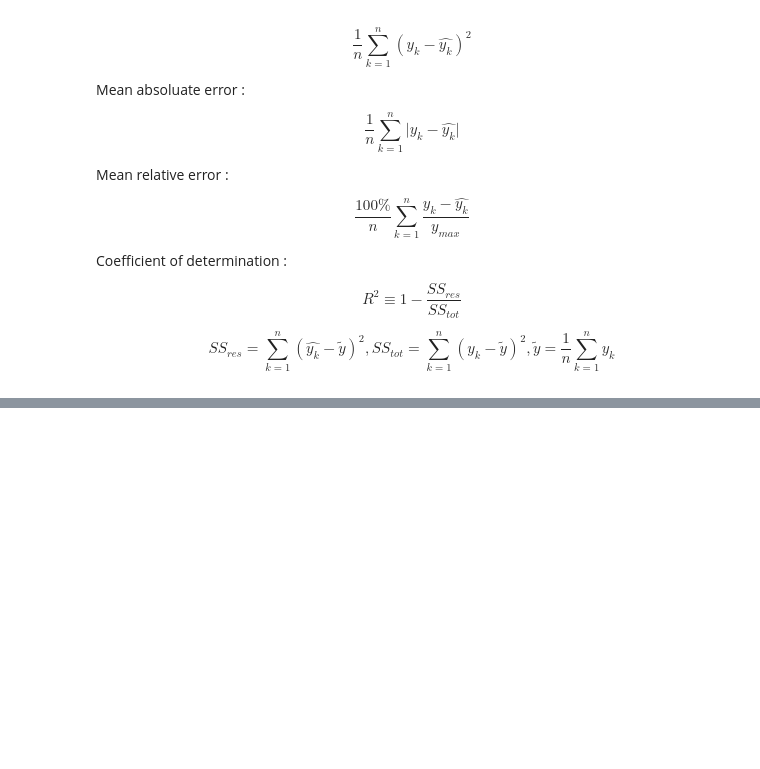
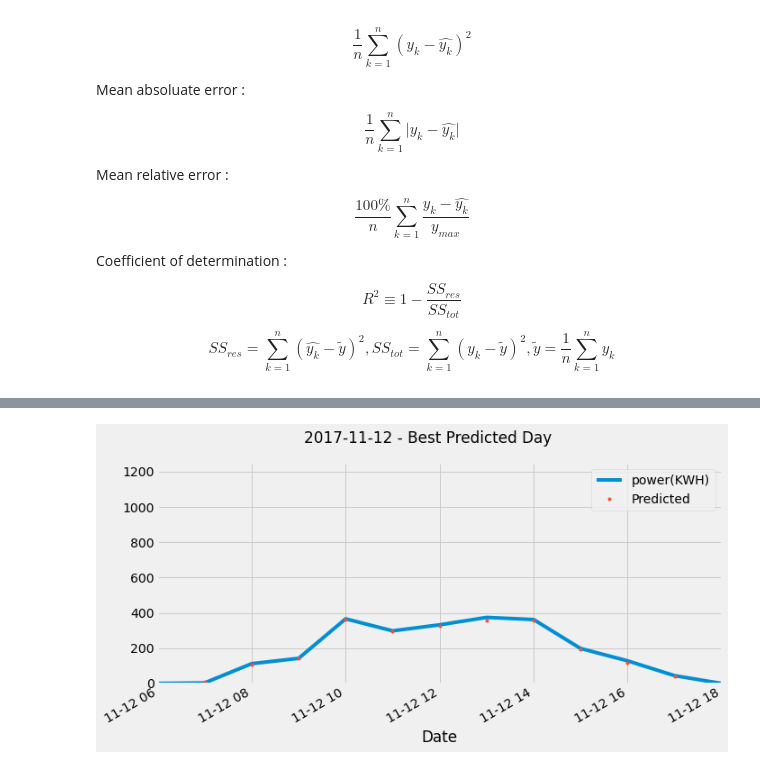
Before and after one commit to Eudyptla/Time-Series-PV-Forecast-, a Jupyter notebook: Taichung_DE_PV_Forecast_LSTM.ipynb, the cells around one changed output, grey strips where cells are left out. Saved outputs shown, nothing was run; the diff lists cells and outputs as text; code cells hidden in the pictures; blank space fills up the shorter version.

```diff
--- a/Taichung_DE_PV_Forecast_LSTM.ipynb
+++ b/Taichung_DE_PV_Forecast_LSTM.ipynb
@@ -276,0 +237,3 @@ Coefficient of determination:0.9265
+# %%
+# Best predicted days
+Best_date = look_ten(error_by_day, Best=True)
@@ -276,0 +270,5 @@ Coefficient of determination:0.9265
+# %%
+# plot best day
+plot_one(test_days, Best_date, 'Best')
+# %% [output]
+[figure, added]
```
Also changed, not shown: parts of 30 cells of this notebook.
